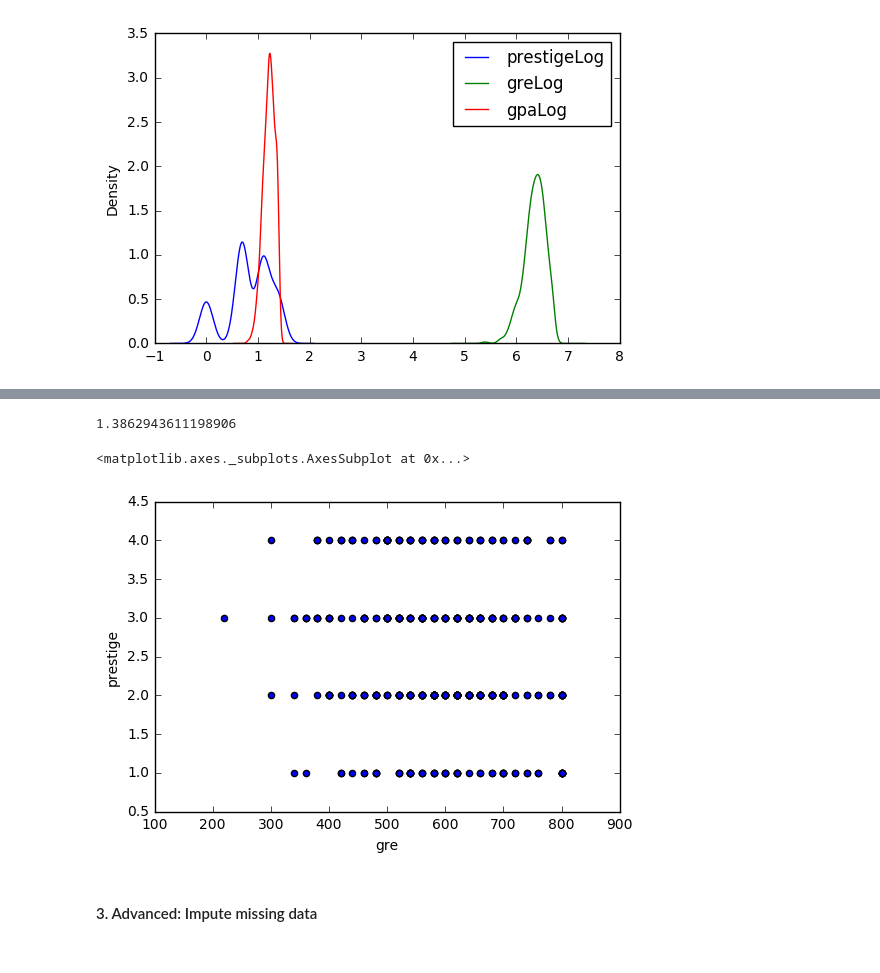
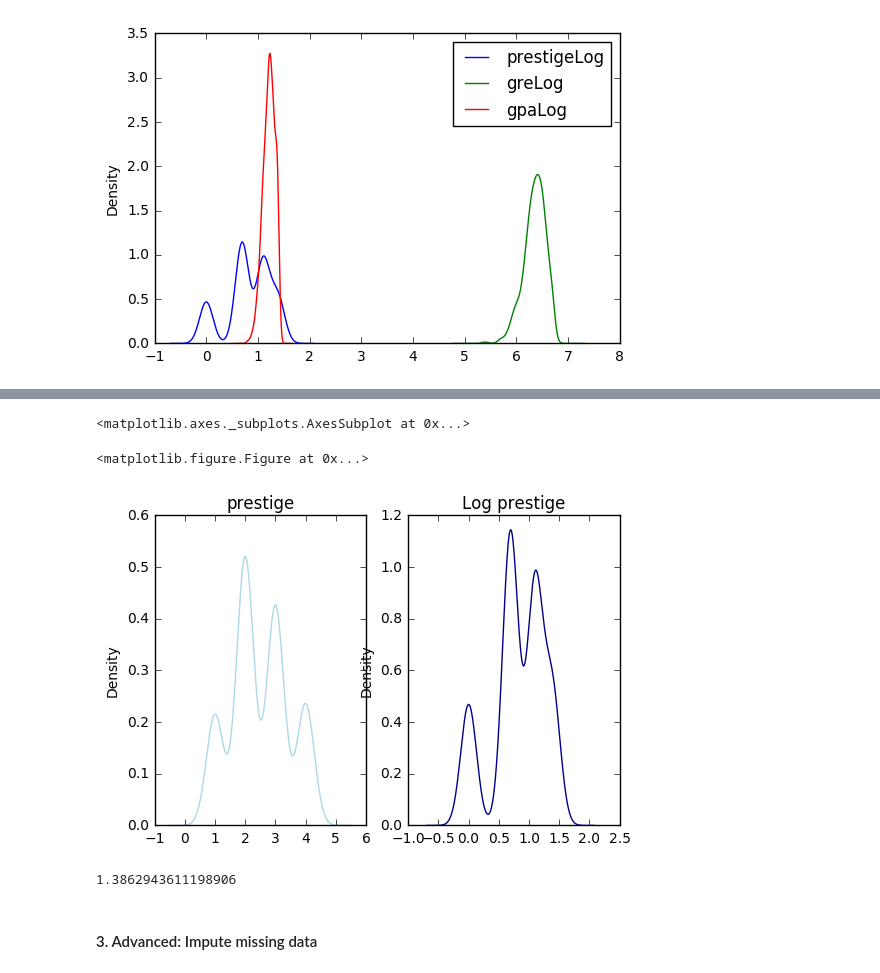
Before and after one commit to akell47/DataSciCourse, a Jupyter notebook: projects/unit-projects/project-2/starter-code/project2-starter.ipynb, the cells around one changed output, grey strips where cells are left out. Cells and saved outputs as stored; diff of their text form; code cells hidden in the pictures.

```diff
--- a/projects/unit-projects/project-2/starter-code/project2-starter.ipynb
+++ b/projects/unit-projects/project-2/starter-code/project2-starter.ipynb
@@ -529,3 +531,14 @@ Name: prestige, dtype: float64
+# %%
+plt.figure()
+
+fig,axs = plt.subplots(1,2, sharey= False)
+
+df.prestige.plot.kde(ax = axs [0], title = "prestige", color = "lightblue")
+df.prestigeLog.plot.kde(ax = axs [1], title = "Log prestige", color = "darkblue")
+# %% [output]
+<matplotlib.axes._subplots.AxesSubplot at 0x...>
+<matplotlib.figure.Figure at 0x...>
+[figure, added]
 # %%
 np.log(4)
 # %% [output]
@@ -535,8 +546,2 @@ df["prestigeLog"] = df.loc[3].apply(lambda x: np.log(x))
-# %%
-df.plot.scatter(x = 'gre', y = 'prestige')
-# df.plot.scatter(x = 'prestige', y = 'gre')
-# %% [output]
-<matplotlib.axes._subplots.AxesSubplot at 0x...>
-[figure, removed]
 # %% [markdown]
 #### 3. Advanced: Impute missing data
```
Also changed, not shown: parts of 12 cells of this notebook.
